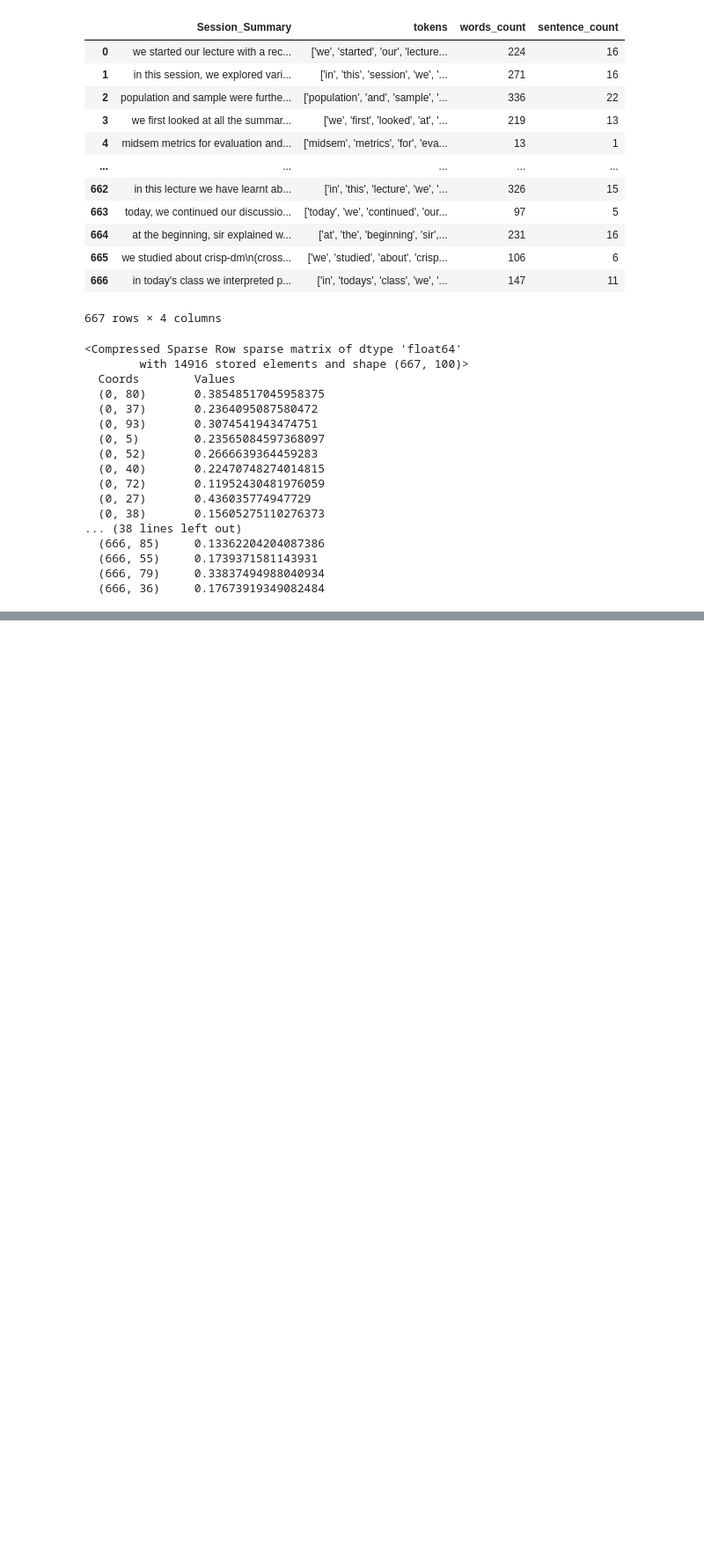
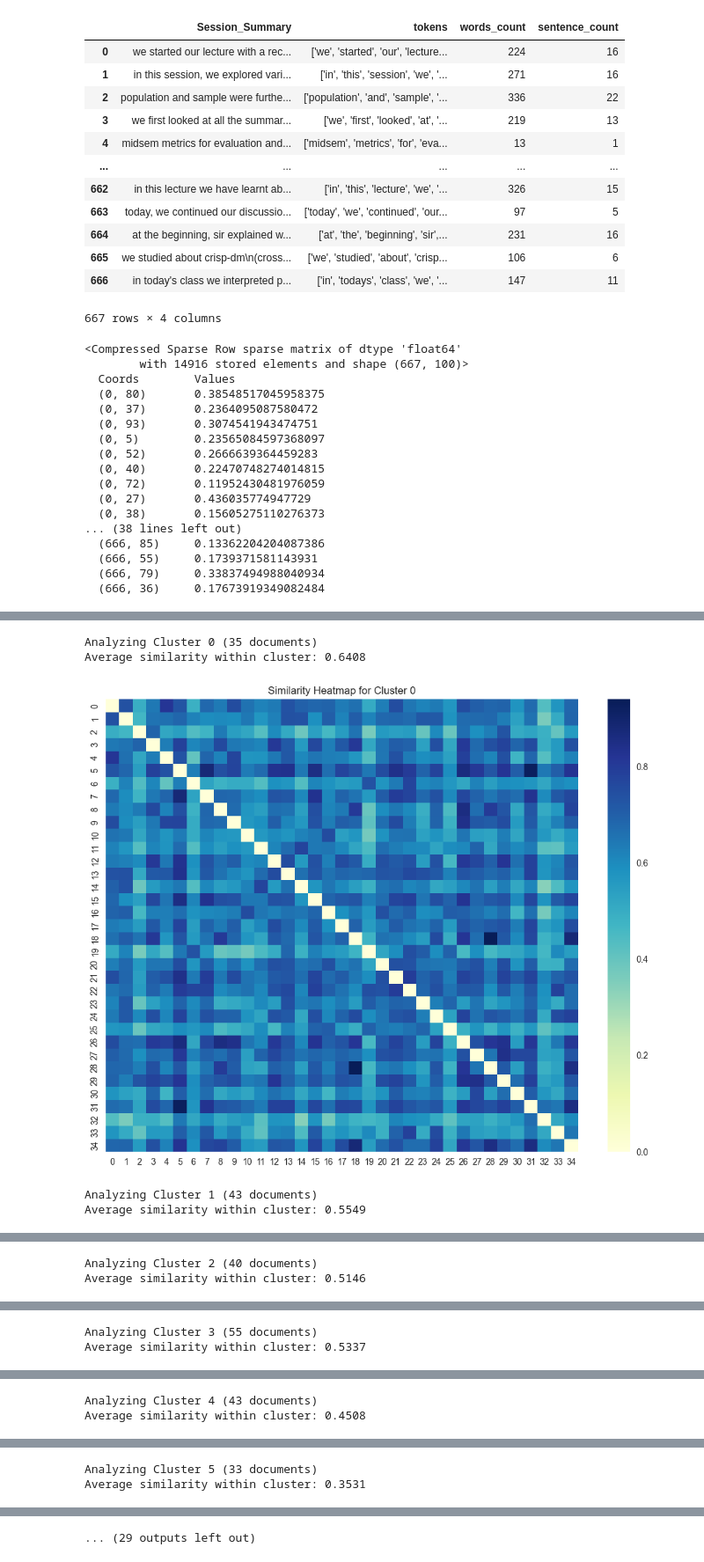
Before and after one commit to Swayam-Patel-un/DS203-Project, a Jupyter notebook: Killer's Folder/tfidf.ipynb, the cells around one changed output, grey strips where cells are left out. Shown at 88% size. Drawn from its saved outputs; the diff is of its cells as text; code cells hidden in the pictures; blank space fills up the shorter version.

Commit message:
TF IDF similarity analysis

```diff
--- a/Killer's Folder/tfidf.ipynb
+++ b/Killer's Folder/tfidf.ipynb
@@ -63,0 +158,50 @@ print(tfidf_matrix)
+# %%
+def visualize_basic_cluster_similarity(df, tfidf_matrix, summary_column):
+    # Get unique clusters
+    unique_clusters = sorted(df['Cluster'].unique())
+    counter = 0
+    for cluster_id in unique_clusters:
+        # Get documents in this cluster
+        cluster_docs = df[df['Cluster'] == cluster_id]
+        cluster_indices = cluster_docs.index
+        counter = counter + len(cluster_indices)
+        # Skip if cluster has only one document
+        if len(cluster_indices) <= 1:
+            print(f"Cluster {cluster_id} has only {len(cluster_indices)} document(s). Skipping similarity analysis.")
+            continue
+
+        print(f"\nAnalyzing Cluster {cluster_id} ({len(cluster_indices)} documents)")
+
+        # Extract TF-IDF vectors for documents in this cluster
+        cluster_vectors = tfidf_matrix[cluster_indices]
+
+        # Calculate cosine similarity between all documents in the cluster
+        from sklearn.metrics.pairwise import cosine_similarity
+        similarity_matrix = cosine_similarity(cluster_vectors)
+
+        # Calculate average similarity
+        import numpy as np
+        np.fill_diagonal(similarity_matrix, 0)  # Exclude self-similarity
+        avg_similarity = np.sum(similarity_matrix) / (len(cluster_indices) * (len(cluster_indices) - 1))
+        print(f"Average similarity within cluster: {avg_similarity:.4f}")
+
+        # Create a simple heatmap (only for clusters with reasonable size)
+        if len(cluster_indices) <= 100:  # Only show heatmap for reasonably sized clusters
+            import matplotlib.pyplot as plt
+            import seaborn as sns
+
+            plt.figure(figsize=(10, 8))
+            sns.heatmap(similarity_matrix, cmap='YlGnBu')
+            plt.title(f'Similarity Heatmap for Cluster {cluster_id}')
+            plt.tight_layout()
+            plt.show()
+    print(counter)
+
+# Call the function with your data
+visualize_basic_cluster_similarity(df, tfidf_matrix, df["Session_Summary"])
+# %% [output]
+Analyzing Cluster 0 (35 documents)
+Average similarity within cluster: 0.6408
+[figure, added]
+Analyzing Cluster 1 (43 documents)
+Average similarity within cluster: 0.5549
@@ -63,0 +209,2 @@ print(tfidf_matrix)
+Analyzing Cluster 2 (40 documents)
+Average similarity within cluster: 0.5146
@@ -63,0 +212,2 @@ print(tfidf_matrix)
+Analyzing Cluster 3 (55 documents)
+Average similarity within cluster: 0.5337
@@ -63,0 +215,2 @@ print(tfidf_matrix)
+Analyzing Cluster 4 (43 documents)
+Average similarity within cluster: 0.4508
@@ -63,0 +218,2 @@ print(tfidf_matrix)
+Analyzing Cluster 5 (33 documents)
+Average similarity within cluster: 0.3531
@@ -63,0 +221 @@ print(tfidf_matrix)
+... (29 outputs left out)
```
Also changed, not shown: parts of 3 cells of this notebook.
